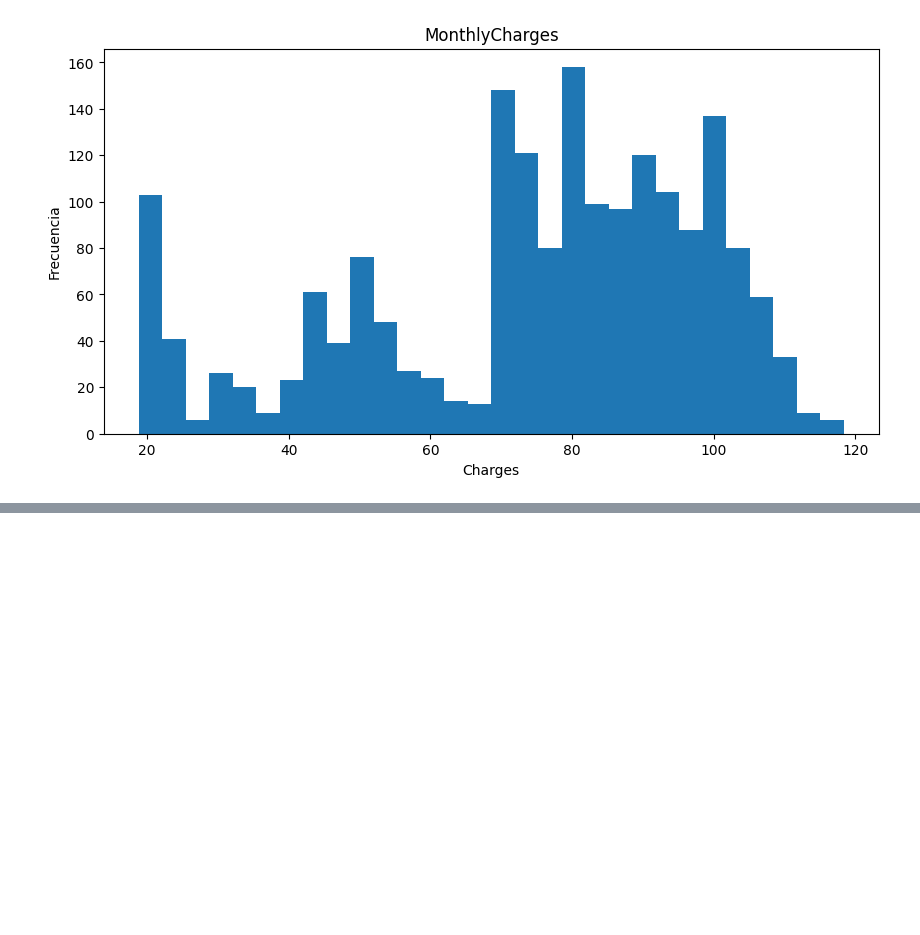
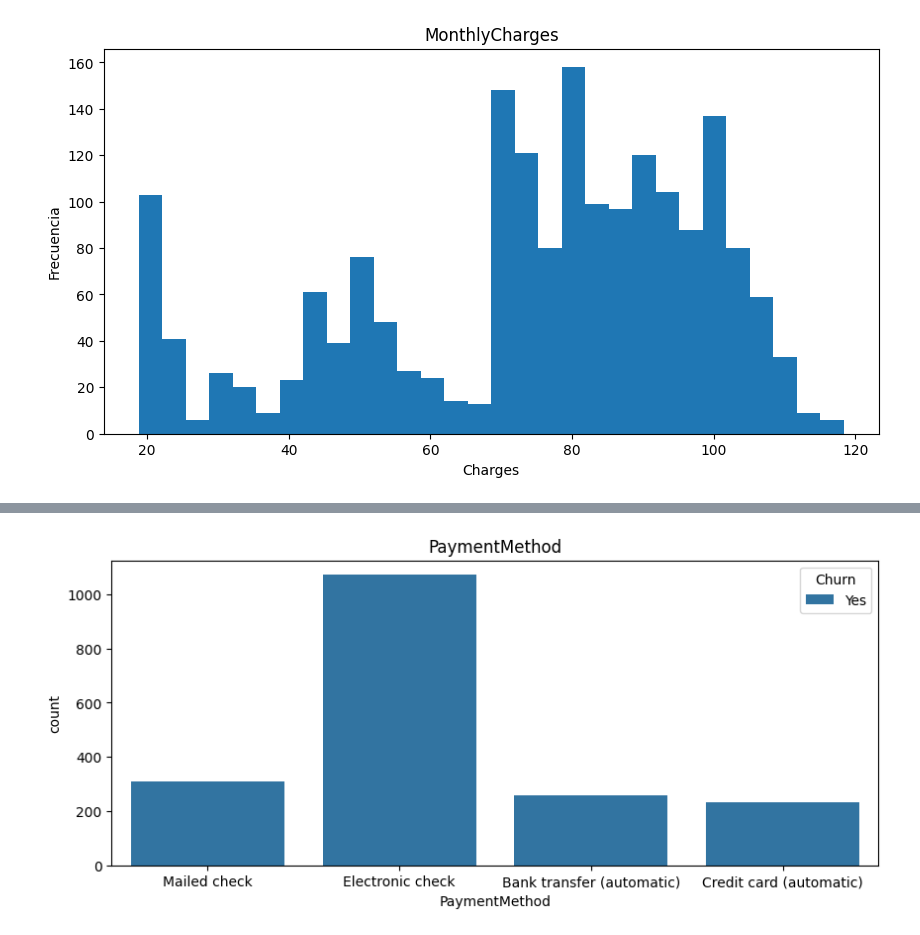
Before and after one commit to HugoCD20/churn-prediction, a Jupyter notebook: notebooks/eda.ipynb, the cells around one changed output, grey strips where cells are left out. Drawn from its saved outputs; the diff is of its cells as text; code cells hidden in the pictures; blank space fills up the shorter version.

```diff
--- a/notebooks/eda.ipynb
+++ b/notebooks/eda.ipynb
@@ -108,0 +135,8 @@ plt.show()
+# %%
+plt.figure(figsize=(10,4))
+
+sns.countplot(data=churn, x="PaymentMethod", hue="Churn")
+plt.title("PaymentMethod")
+plt.show()
+# %% [output]
+[figure, added]
```
Also changed, not shown: parts of 4 cells of this notebook, 1 other file.
